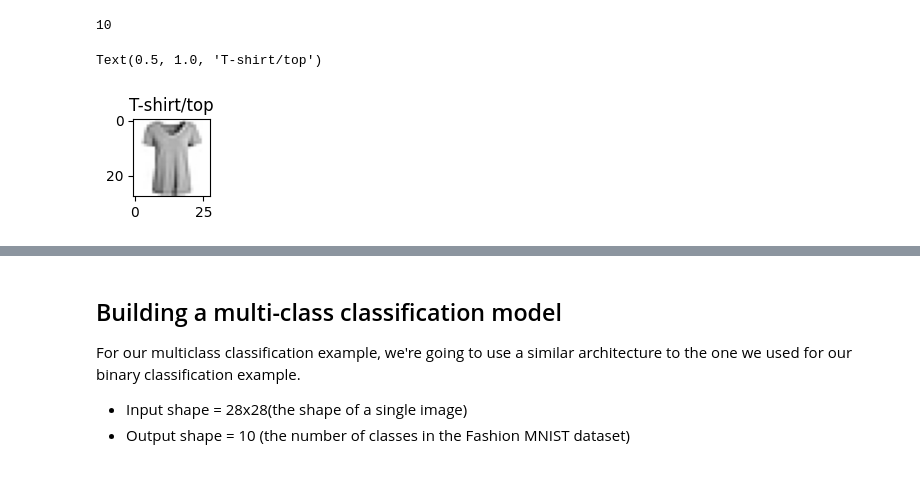
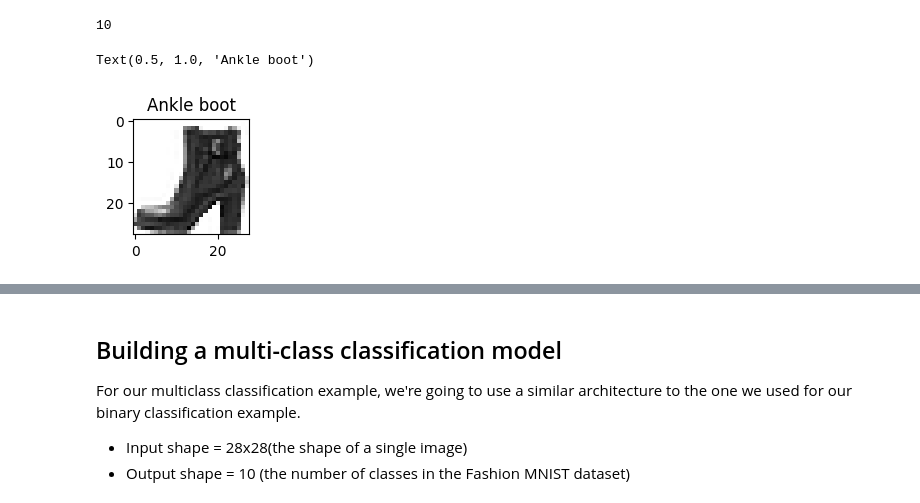
Before and after one commit to leohfigueiredo/Tensorflow, a Jupyter notebook: 02_neural_network_classification_with_tensorflow.ipynb, the cells around one changed output, grey strips where cells are left out. Cells and saved outputs as stored; diff of their text form; code cells hidden in the pictures; blank space fills up the shorter version.

```diff
--- a/02_neural_network_classification_with_tensorflow.ipynb
+++ b/02_neural_network_classification_with_tensorflow.ipynb
@@ -1009,16 +1000,16 @@ len(class_names)
 # %%
 # Plot an example image and its label
 
 from operator import index
 
 
-index_of_choice = 2180    # change this value to see other examples
-plt.figure(figsize=(1,1))
+index_of_choice = 1528  # change this value to see other examples
+plt.figure(figsize=(1.5,1.5))
 plt.imshow(train_data[index_of_choice], cmap=plt.cm.binary)
 plt.title(class_names[train_labels[index_of_choice]])
 # %% [output]
-Text(0.5, 1.0, 'T-shirt/top')
+Text(0.5, 1.0, 'Ankle boot')
-[figure, old version]
+[figure, new version]
 # %%
 # Plot multiple random images of the fhashion MNIST dataset
 import random
```
Also changed, not shown: parts of 50 cells of this notebook.
